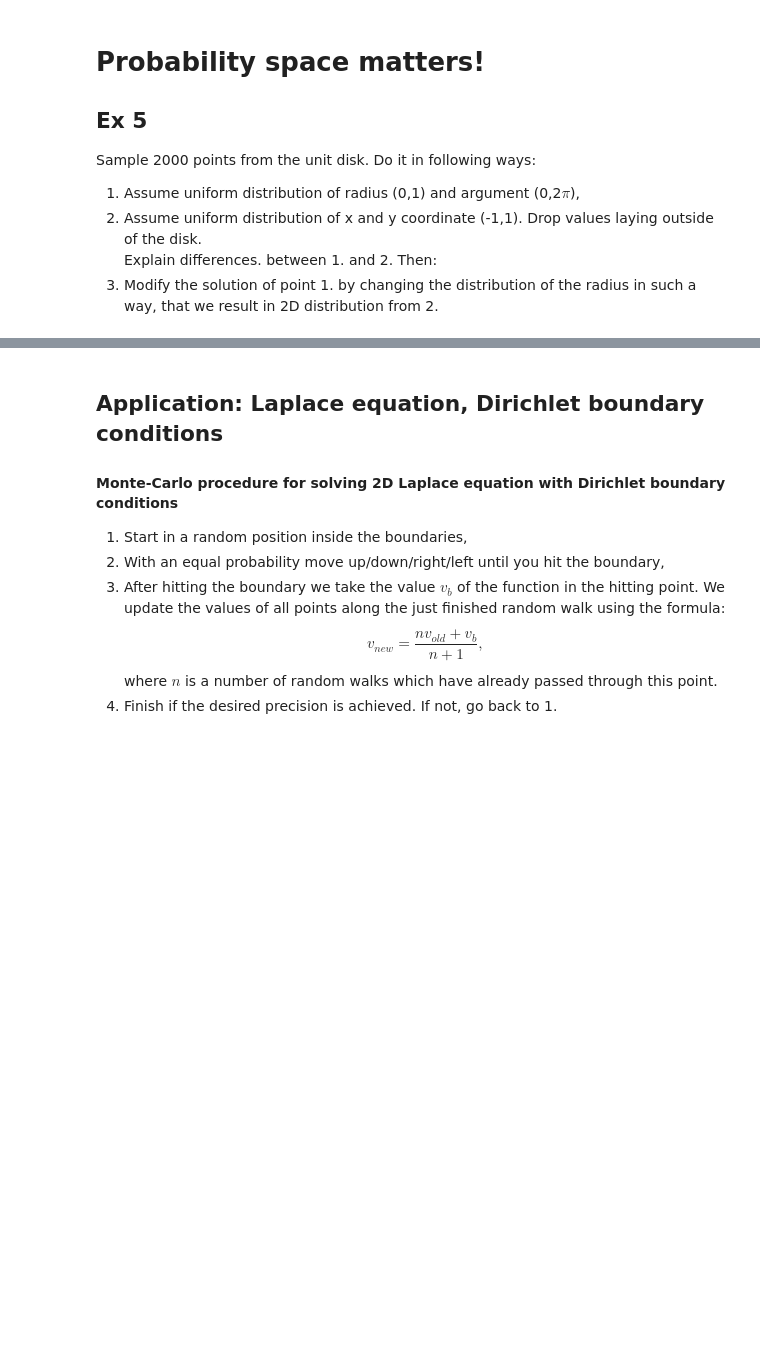
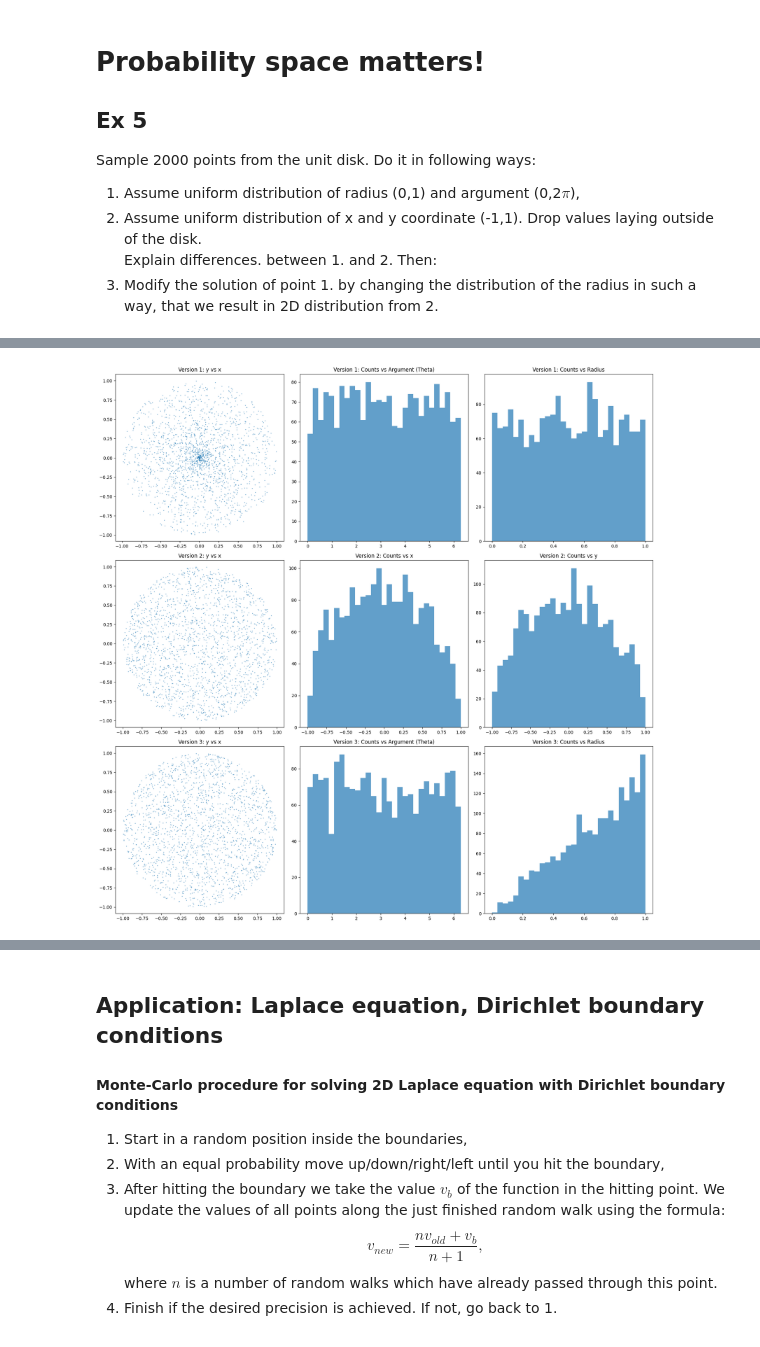
Before and after one commit to Falanger-debug/Data-Analyticts, a Jupyter notebook: Monte_Carlo_primer/Assignment_5_without_code.ipynb, the cells around one changed output, grey strips where cells are left out. Saved outputs shown, nothing was run; the diff lists cells and outputs as text; code cells hidden in the pictures; blank space fills up the shorter version.

```diff
--- a/Monte_Carlo_primer/Assignment_5_without_code.ipynb
+++ b/Monte_Carlo_primer/Assignment_5_without_code.ipynb
@@ -398,0 +368,84 @@ Version 3
+# %%
+#Version1
+#here goes your code
+
+import numpy as np
+import matplotlib.pyplot as plt
+
+n_points = 2000
+
+# Version 1: Uniform distribution of radius (0,1) and argument (0,2π)
+r1 = np.random.uniform(0, 1, n_points)
+theta1 = np.random.uniform(0, 2 * np.pi, n_points)
+
+# Convert to Cartesian coordinates
+x1 = r1 * np.cos(theta1)
+y1 = r1 * np.sin(theta1)
+
+# Histogram bins for Version 1
+theta_bins = np.linspace(0, 2 * np.pi, 30)
+r_bins = np.linspace(0, 1, 30)
+theta_counts1, _ = np.histogram(theta1, bins=theta_bins)
+r_counts1, _ = np.histogram(r1, bins=r_bins)
+
+# Version 2: Uniform distribution of x and y (-1,1), filter points outside disk
+x2 = np.random.uniform(-1, 1, n_points * 2)
+y2 = np.random.uniform(-1, 1, n_points * 2)
+
+# Keep only points inside the unit disk
+mask = x2**2 + y2**2 <= 1
+x2 = x2[mask][:n_points]
+y2 = y2[mask][:n_points]
+
+# Histogram bins for Version 2
+x_bins = np.linspace(-1, 1, 30)
+y_bins = np.linspace(-1, 1, 30)
+x_counts2, _ = np.histogram(x2, bins=x_bins)
+y_counts2, _ = np.histogram(y2, bins=y_bins)
+
+# Version 3: Modify Version 1 to mimic Version 2 (adjust radius distribution)
+r3 = np.sqrt(np.random.uniform(0, 1, n_points))  # sqrt ensures uniformity in 2D disk
+theta3 = np.random.uniform(0, 2 * np.pi, n_points)
+
+# Convert to Cartesian coordinates
+x3 = r3 * np.cos(theta3)
+y3 = r3 * np.sin(theta3)
+
+# Histogram bins for Version 3
+theta_counts3, _ = np.histogram(theta3, bins=theta_bins)
+r_counts3, _ = np.histogram(r3, bins=r_bins)
+
+# Plot results
+fig, axs = plt.subplots(3, 3, figsize=(18, 18))
+
+# Version 1 plots
+axs[0, 0].scatter(x1, y1, s=1, alpha=0.5)
+axs[0, 0].set_title("Version 1: y vs x")
+axs[0, 0].axis("equal")
+axs[0, 1].bar(theta_bins[:-1], theta_counts1, width=np.diff(theta_bins), align='edge', alpha=0.7)
+axs[0, 1].set_title("Version 1: Counts vs Argument (Theta)")
+axs[0, 2].bar(r_bins[:-1], r_counts1, width=np.diff(r_bins), align='edge', alpha=0.7)
+axs[0, 2].set_title("Version 1: Counts vs Radius")
+
+# Version 2 plots
+axs[1, 0].scatter(x2, y2, s=1, alpha=0.5)
+axs[1, 0].set_title("Version 2: y vs x")
+axs[1, 0].axis("equal")
+axs[1, 1].bar(x_bins[:-1], x_counts2, width=np.diff(x_bins), align='edge', alpha=0.7)
+axs[1, 1].set_title("Version 2: Counts vs x")
+axs[1, 2].bar(y_bins[:-1], y_counts2, width=np.diff(y_bins), align='edge', alpha=0.7)
+axs[1, 2].set_title("Version 2: Counts vs y")
+
+# Version 3 plots
+axs[2, 0].scatter(x3, y3, s=1, alpha=0.5)
+axs[2, 0].set_title("Version 3: y vs x")
+axs[2, 0].axis("equal")
+axs[2, 1].bar(theta_bins[:-1], theta_counts3, width=np.diff(theta_bins), align='edge', alpha=0.7)
+axs[2, 1].set_title("Version 3: Counts vs Argument (Theta)")
+axs[2, 2].bar(r_bins[:-1], r_counts3, width=np.diff(r_bins), align='edge', alpha=0.7)
+axs[2, 2].set_title("Version 3: Counts vs Radius")
+
+plt.tight_layout()
+plt.show()
+# %% [output]
+[figure, added]
```
Also changed, not shown: parts of 23 cells of this notebook.
